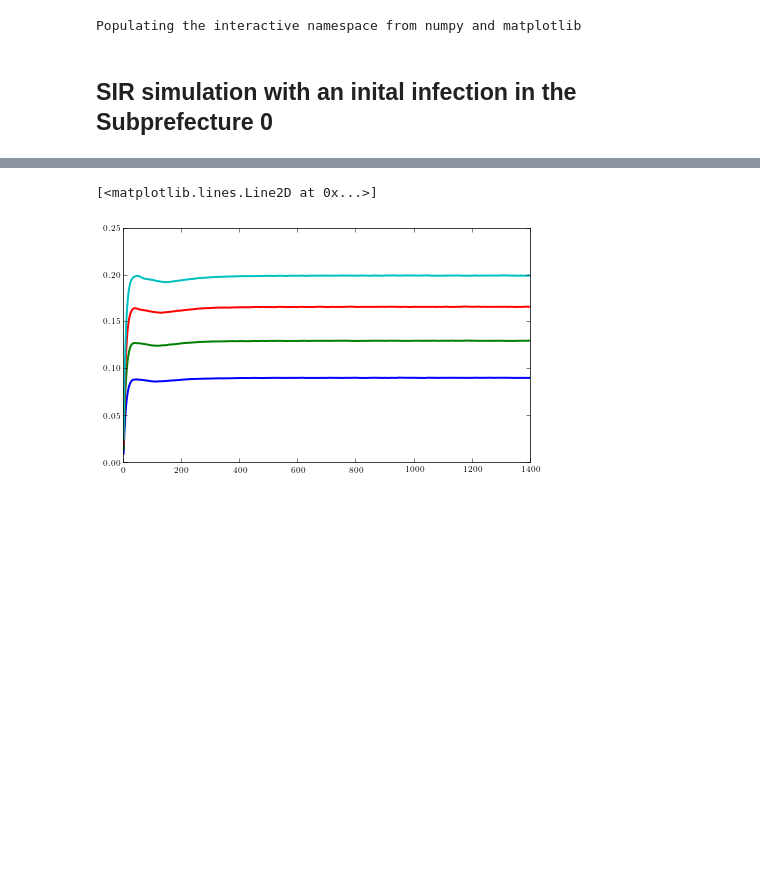
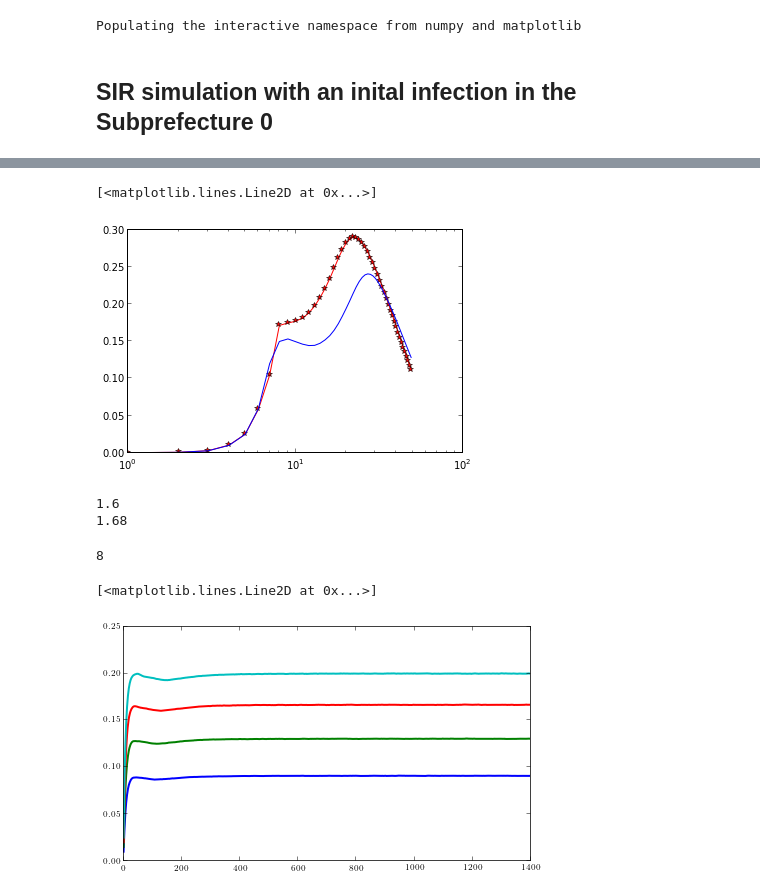
Before and after one commit to ComplexNetTSP/Simulation-Files-for-Large-Scale-Model-for-Information-Dissemination-with-Device-to-Device, a Jupyter notebook: Results/plots.ipynb, the cells around one changed output, grey strips where cells are left out. Drawn from its saved outputs; the diff is of its cells as text; code cells hidden in the pictures; blank space fills up the shorter version.

```diff
--- a/Results/plots.ipynb
+++ b/Results/plots.ipynb
@@ -228,3 +235,29 @@ savefig('fig1.svg')
+# %%
+figure()
+semilogx(np.array(Il_mu5_59_return)/pop, 'r-*')
+semilogx(np.array(Il_mu5_59)/pop, 'b')
+# %% [output]
+[<matplotlib.lines.Line2D at 0x...>]
+[figure, added]
+# %%
+# Cell
+Nxx = 5.0
+Nxy = 10.0
+Ixx = 3.0
+Ixy = 3.0
+kxx = 4.0
+kxy = 3.0
+
+print kxx*sum(Ixx+Ixy)/sum(Nxx+Nxy)
+print kxx*sum(kxx*Ixx+kxy*Ixy)/sum(kxx*Nxx+kxy*Nxy)
+# %% [output]
+1.6
+1.68
+# %%
+x = np.array([2,2])
+print (x*x).sum()
+# %% [output]
+8
 # %%
 figure()
 plot((np.array(Il_mu2_ER)+np.array(EIl_mu2)+np.array(Il_mu2_ES))/pop)
```
Also changed, not shown: parts of 3 cells of this notebook, 15 other files.
